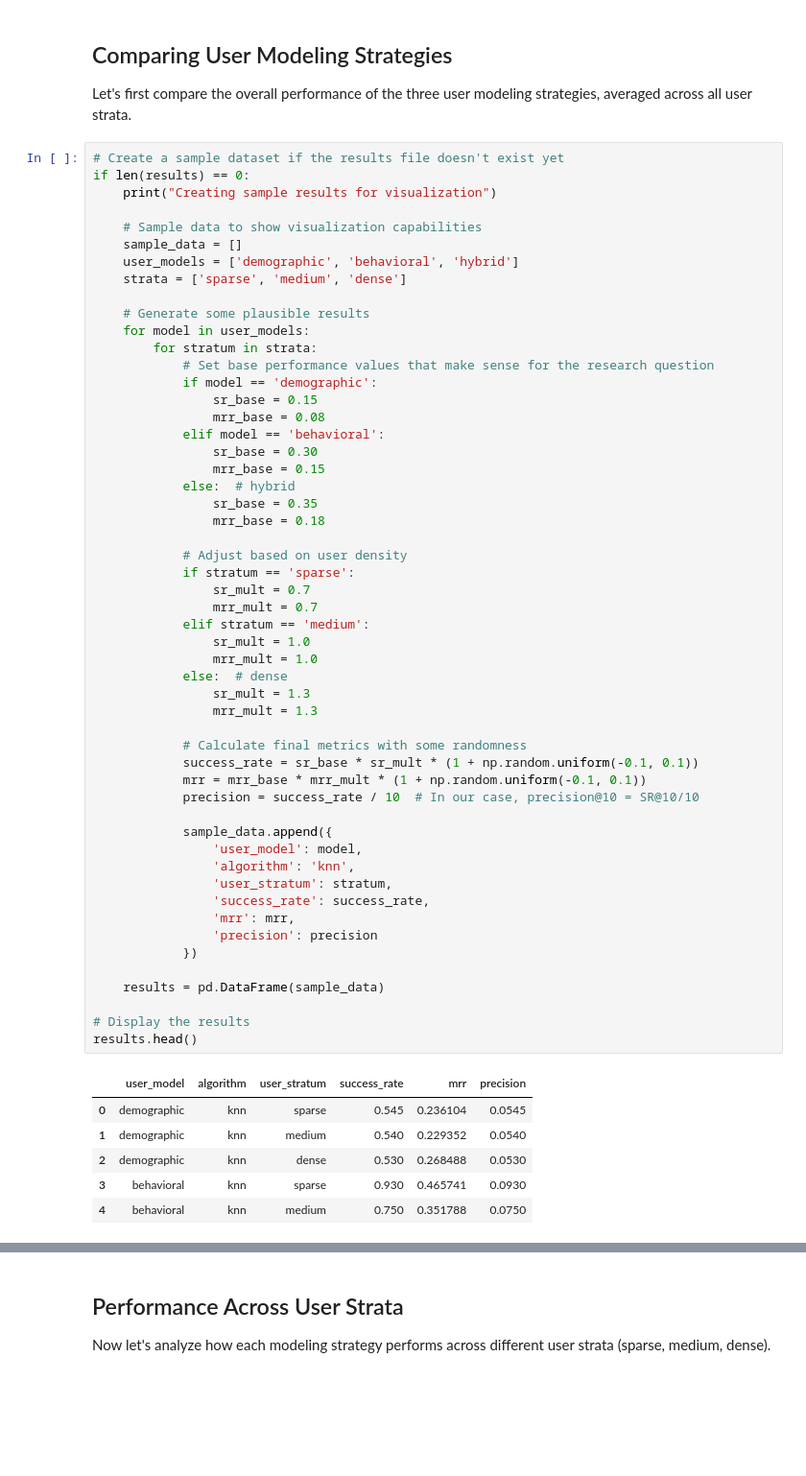
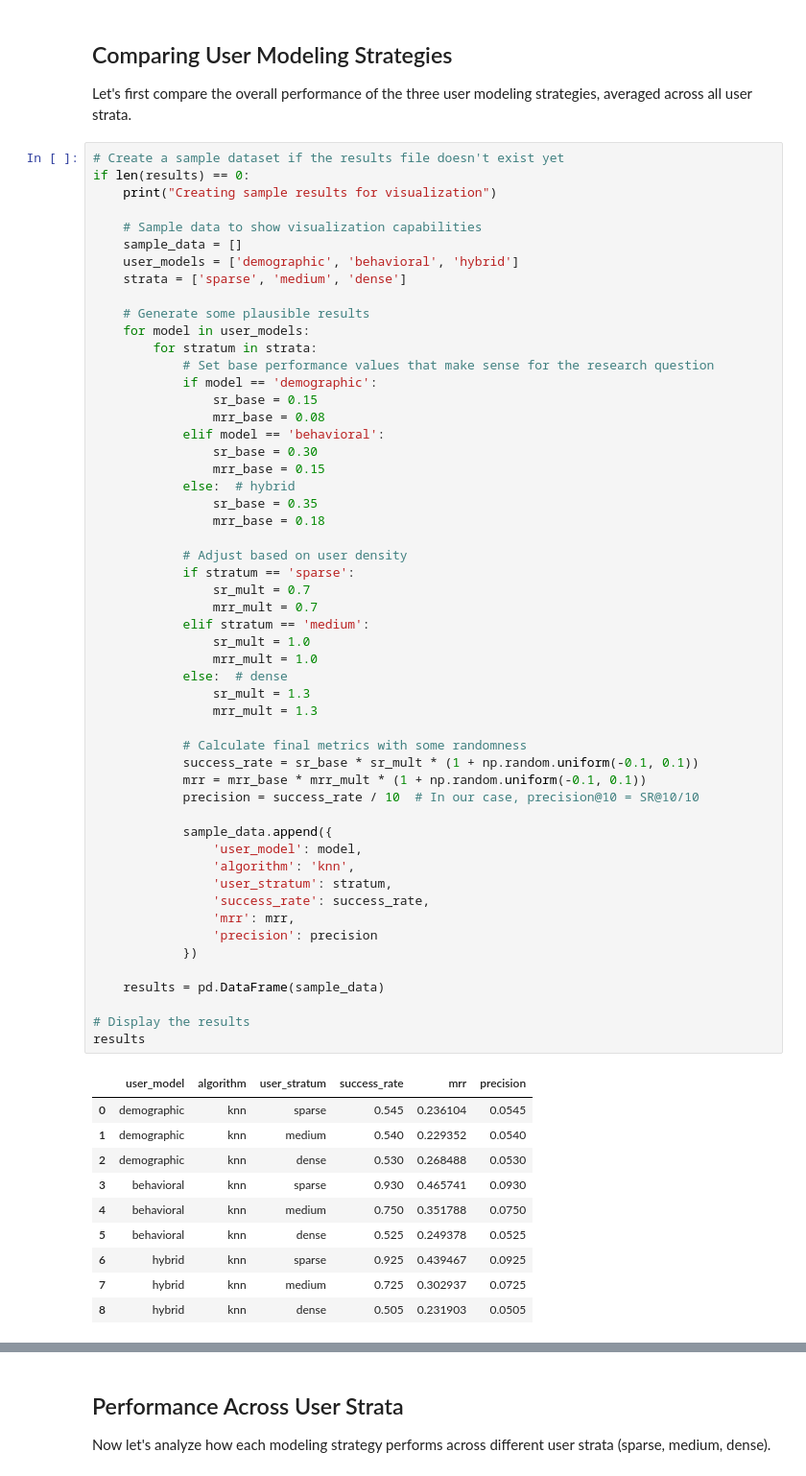
Before and after one commit to github-bowen/RecSys-User-Modeling-Study, a Jupyter notebook: notebooks/2-results-visualization.ipynb, the cells around one changed output, grey strips where cells are left out. Shown at 96% size. Cells and saved outputs as stored; diff of their text form; blank space fills up the shorter version.

```diff
--- a/notebooks/2-results-visualization.ipynb
+++ b/notebooks/2-results-visualization.ipynb
@@ -64,34 +68,38 @@ if len(results) == 0:
                 sr_mult = 1.0
                 mrr_mult = 1.0
             else:  # dense
                 sr_mult = 1.3
                 mrr_mult = 1.3
 
             # Calculate final metrics with some randomness
             success_rate = sr_base * sr_mult * (1 + np.random.uniform(-0.1, 0.1))
             mrr = mrr_base * mrr_mult * (1 + np.random.uniform(-0.1, 0.1))
             precision = success_rate / 10  # In our case, precision@10 = SR@10/10
 
             sample_data.append({
                 'user_model': model,
                 'algorithm': 'knn',
                 'user_stratum': stratum,
                 'success_rate': success_rate,
                 'mrr': mrr,
                 'precision': precision
             })
 
     results = pd.DataFrame(sample_data)
 
 # Display the results
-results.head()
+results
 # %% [output]
 |  | user_model | algorithm | user_stratum | success_rate | mrr | precision |
 | 0 | demographic | knn | sparse | 0.545 | 0.236104 | 0.0545 |
 | 1 | demographic | knn | medium | 0.540 | 0.229352 | 0.0540 |
 | 2 | demographic | knn | dense | 0.530 | 0.268488 | 0.0530 |
 | 3 | behavioral | knn | sparse | 0.930 | 0.465741 | 0.0930 |
 | 4 | behavioral | knn | medium | 0.750 | 0.351788 | 0.0750 |
+| 5 | behavioral | knn | dense | 0.525 | 0.249378 | 0.0525 |
+| 6 | hybrid | knn | sparse | 0.925 | 0.439467 | 0.0925 |
+| 7 | hybrid | knn | medium | 0.725 | 0.302937 | 0.0725 |
+| 8 | hybrid | knn | dense | 0.505 | 0.231903 | 0.0505 |
 # %%
 # Overall performance comparison
 overall_perf = results.groupby('user_model')[['success_rate', 'mrr', 'precision']].mean().reset_index()
```
Also changed, not shown: parts of 5 cells of this notebook, 2 other files.
